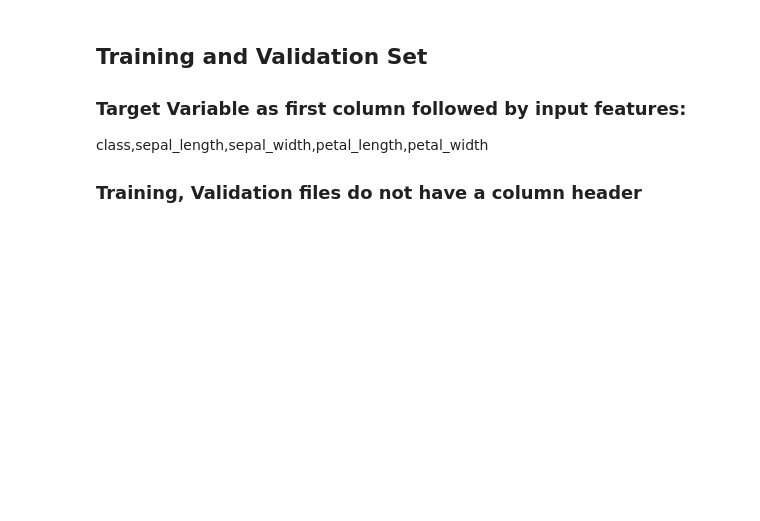
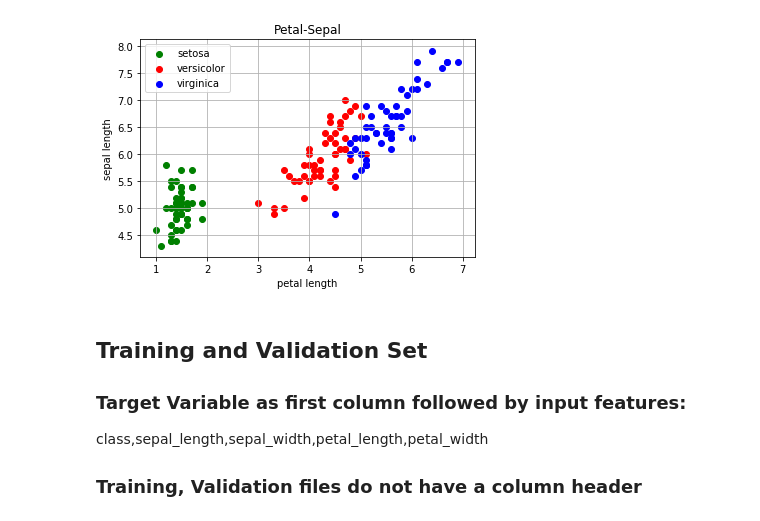
Before and after one commit to ChandraLingam/AmazonSageMakerCourse, a Jupyter notebook: xgboost/IrisClassification/iris_data_preparation.ipynb, the cells around one changed output. Cells and saved outputs as stored; diff of their text form; code cells hidden in the pictures; blank space fills up the shorter version.

```diff
--- a/xgboost/IrisClassification/iris_data_preparation.ipynb
+++ b/xgboost/IrisClassification/iris_data_preparation.ipynb
@@ -63,9 +110,12 @@ plt.legend()
 # %%
 plt.scatter(df[setosa].petal_length,y=df[setosa].sepal_length, label='setosa',color='g')
 plt.scatter(df[versicolor].petal_length,y=df[versicolor].sepal_length, label='versicolor',color='r')
 plt.scatter(df[virginica].petal_length,y=df[virginica].sepal_length, label='virginica',color='b')
 plt.xlabel('petal length')
 plt.ylabel('sepal length')
-plt.title('petal-sepal')
+plt.title('Petal-Sepal')
 plt.grid(True)
 plt.legend()
+plt.show()
+# %% [output]
+[figure, added]
```
Also changed, not shown: parts of 15 cells of this notebook, 2 other files.
